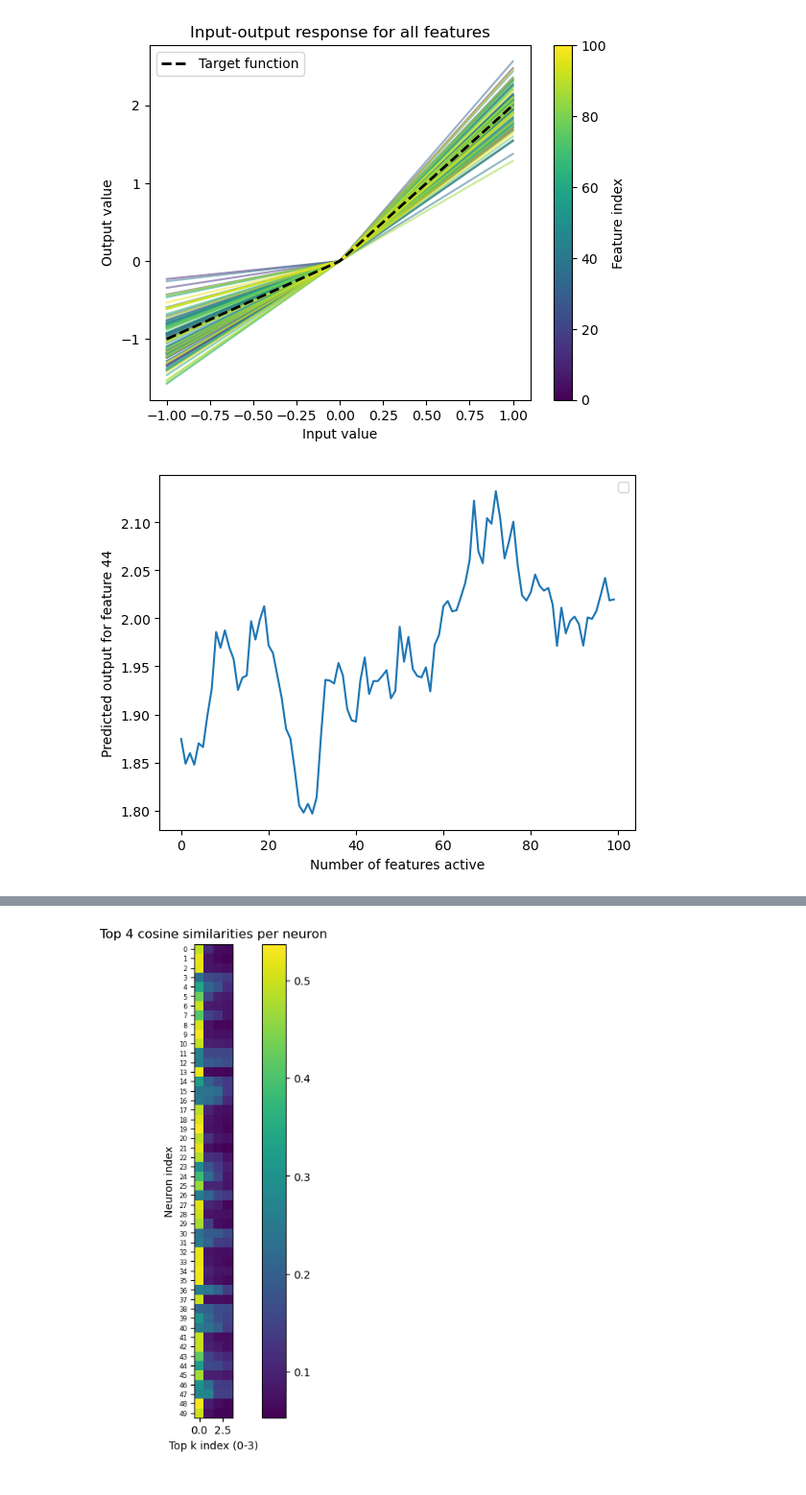
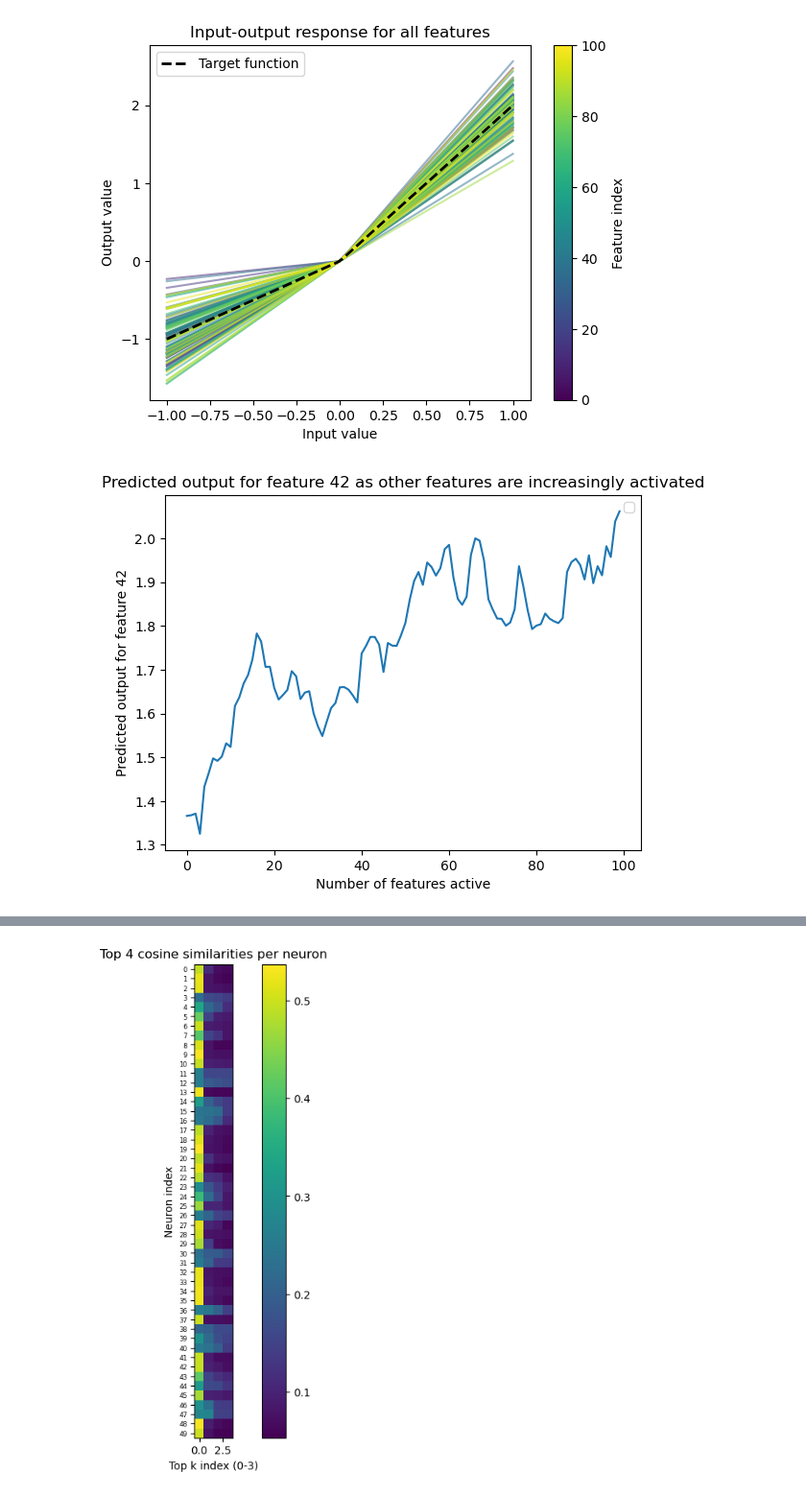
Before and after one commit to mshahoyi/mars_relu_mlp, a Jupyter notebook: mars_mechinterp.ipynb, the cells around one changed output, grey strips where cells are left out. Shown at 96% size. Saved outputs shown, nothing was run; the diff lists cells and outputs as text; code cells hidden in the pictures.

```diff
--- a/mars_mechinterp.ipynb
+++ b/mars_mechinterp.ipynb
@@ -270,24 +273,25 @@ plt.show()
 # %%
 # Are predictions for features made in isolation? Does the value of other features affect the prediction of feature 42?
 
-feature_index = 44
+feature_index = 42
 batch_size = 100 # for incrementally activating features
 batch = torch.zeros(batch_size, config.n_features) # take loss at 10 values of feature 42 and sum
 batch[:, feature_index] = 1
 
 for i in range(config.n_features):
     batch[i, :i] = 1
 
 with torch.no_grad():
     out = model(batch)
 
 plt.plot(out[:, feature_index])
 plt.xlabel("Number of features active")
 plt.ylabel(f"Predicted output for feature {feature_index}")
+plt.title(f"Predicted output for feature {feature_index} as other features are increasingly activated")
 plt.legend()
 plt.show()
 # %% [output]
-[figure, old version]
+[figure, new version]
 # %%
 batch_size = 100 # for incrementally activating features
 batch = torch.zeros(batch_size, config.n_features) # take loss at 10 values of feature 42 and sum
```
Also changed, not shown: parts of 13 cells of this notebook.
